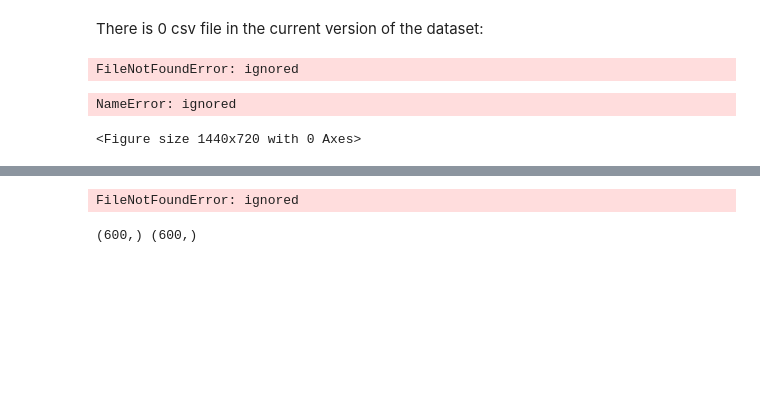
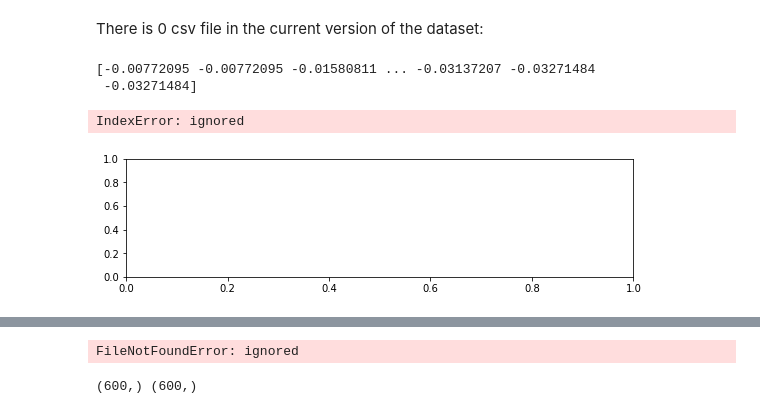
Before and after one commit to AnLiMan/CNN-for-audio-recognition, a Jupyter notebook: Emergency_vehicle_siren_sounds_v_0_1.ipynb, the cells around one changed output, grey strips where cells are left out. Drawn from its saved outputs; the diff is of its cells as text; code cells hidden in the pictures; blank space fills up the shorter version.

```diff
--- a/Emergency_vehicle_siren_sounds_v_0_1.ipynb
+++ b/Emergency_vehicle_siren_sounds_v_0_1.ipynb
@@ -51,21 +54,50 @@ print(os.listdir)
 # %% [markdown]
 There is 0 csv file in the current version of the dataset:
 # %%
-dat1, sampling_rate1 = ("/content/drive/My Drive/Files for colab/EVS/firetruck/sound_398.wav")
-dat2, sampling_rate2 = ("/content/drive/My Drive/Files for colab/EVS/ambulance/sound_198.wav")
+dat1 = "/content/drive/My Drive/Files for colab/EVS/firetruck/sound_398.wav"
+dat2 = "/content/drive/My Drive/Files for colab/EVS/ambulance/sound_198.wav"
+sampling_rate1 = dat1
+sampling_rate2 = dat2
 #dat1, sampling_rate1 = librosa.load('/kaggle/input/firetruck/sound_201.wav')
 #dat2, sampling_rate2 = librosa.load('/kaggle/input/ambulance/sound_106.wav')
-# %% [output]
-FileNotFoundError: ignored
+# %%
+import wave
+import numpy
+
+# Read file to get buffer
+dat1 = wave.open("/content/drive/My Drive/Files for colab/EVS/firetruck/sound_398.wav")
+dat2 = wave.open("/content/drive/My Drive/Files for colab/EVS/ambulance/sound_198.wav")
+sampling_rate1 = dat1
+sampling_rate2 = dat2
+
+samples1 = dat1.getnframes()
+audio1 = dat1.readframes(samples1)
+samples2 = dat2.getnframes()
+audio2 = dat2.readframes(samples2)
+
+# Convert buffer to float32 using NumPy
+audio_as_np_int16_1 = numpy.frombuffer(audio1, dtype=numpy.int16)
+audio_as_np_float32_1 = audio_as_np_int16_1.astype(numpy.float32)
+
+audio_as_np_int16_2 = numpy.frombuffer(audio2, dtype=numpy.int16)
+audio_as_np_float32_2 = audio_as_np_int16_2.astype(numpy.float32)
+
+# Normalise float32 array so that values are between -1.0 and +1.0
+max_int16 = 2**15
+audio_normalised_1 = audio_as_np_float32_1 / max_int16
+audio_normalised_2 = audio_as_np_float32_1 / max_int16
+# %% [output]
+[-0.00772095 -0.00772095 -0.01580811 ... -0.03137207 -0.03271484
+ -0.03271484]
 # %%
-'''1'''
 plt.figure(figsize=(20, 10))
-D = librosa.amplitude_to_db(np.abs(librosa.stft(dat1)), ref=np.max)
+D = librosa.amplitude_to_db(audio_normalised_1, ref=np.max)
+#D = librosa.amplitude_to_db(np.abs(librosa.stft(dat1)), ref=np.max)
 plt.subplot(4, 2, 1)
-librosa.display.specshow(D, y_axis='linear')
+librosa.display.specshow(D)
 plt.colorbar(format='%+2.0f dB')
 plt.title('Linear-frequency power spectrogram')
 # %% [output]
-NameError: ignored
+IndexError: ignored
-<Figure size 1440x720 with 0 Axes>
+[figure, added]
 # %%
```
Also changed, not shown: parts of 3 cells of this notebook.
